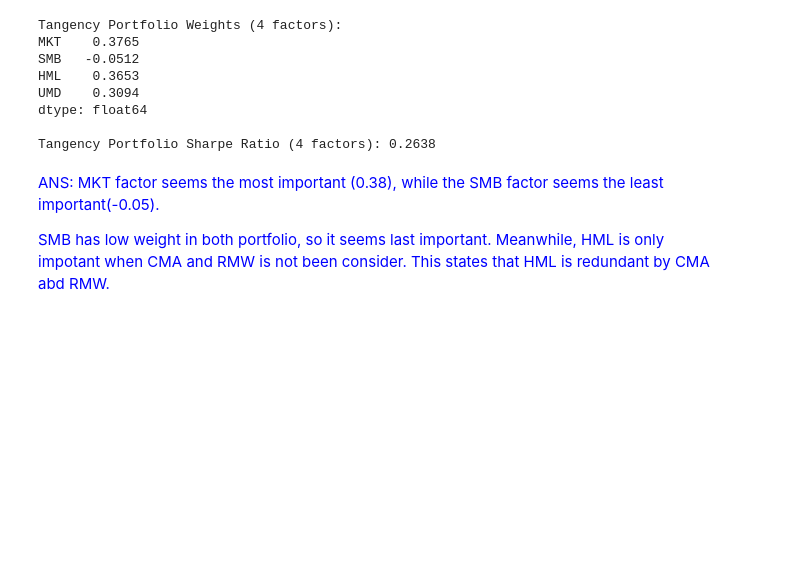
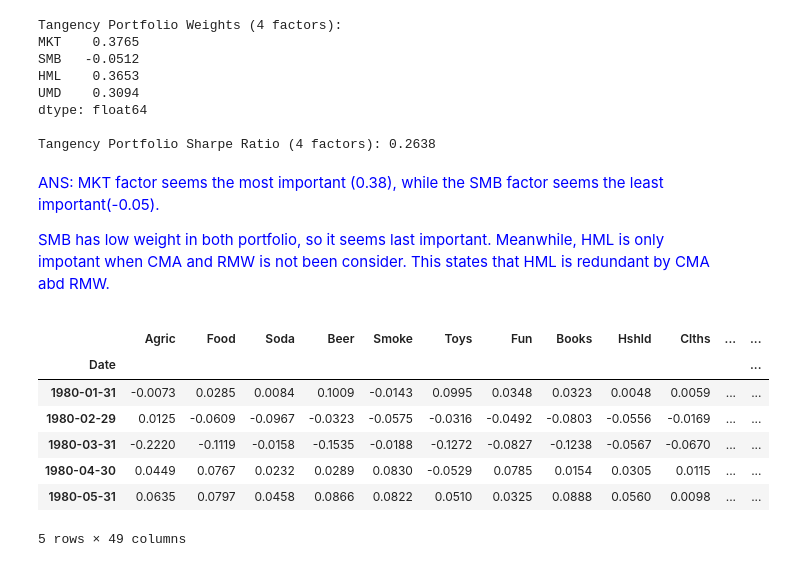
Before and after one commit to Emax25/FINM367-B37, a Jupyter notebook: Homework 5/HW5_Angela.ipynb, the cells around one changed output. Cells and saved outputs as stored; diff of their text form; code cells hidden in the pictures; blank space fills up the shorter version.

```diff
--- a/Homework 5/HW5_Angela.ipynb
+++ b/Homework 5/HW5_Angela.ipynb
@@ -161,3 +161,18 @@ Tangency Portfolio Sharpe Ratio (4 factors): 0.2638
 ANS: MKT factor seems the most important (0.38), while the SMB factor seems the least important(-0.05).
 
 SMB has low weight in both portfolio, so it seems last important. Meanwhile, HML is only impotant when CMA and RMW is not been consider. This states that HML is redundant by CMA abd RMW.
+# %%
+# 3
+returns = pd.read_excel('../data/factor_pricing_data_monthly.xlsx', sheet_name='portfolios (excess returns)')
+returns['Date'] = pd.to_datetime(returns['Date'], format='%Y%m')
+returns.set_index('Date', inplace=True)
+returns.head()
+# %% [output]
+|  | Agric | Food | Soda | Beer | Smoke | Toys | Fun | Books | Hshld | Clths | ... | ... |
+| Date |  |  |  |  |  |  |  |  |  |  |  | ... |
+| 1980-01-31 | -0.0073 | 0.0285 | 0.0084 | 0.1009 | -0.0143 | 0.0995 | 0.0348 | 0.0323 | 0.0048 | 0.0059 | ... | ... |
+| 1980-02-29 | 0.0125 | -0.0609 | -0.0967 | -0.0323 | -0.0575 | -0.0316 | -0.0492 | -0.0803 | -0.0556 | -0.0169 | ... | ... |
+| 1980-03-31 | -0.2220 | -0.1119 | -0.0158 | -0.1535 | -0.0188 | -0.1272 | -0.0827 | -0.1238 | -0.0567 | -0.0670 | ... | ... |
+| 1980-04-30 | 0.0449 | 0.0767 | 0.0232 | 0.0289 | 0.0830 | -0.0529 | 0.0785 | 0.0154 | 0.0305 | 0.0115 | ... | ... |
+| 1980-05-31 | 0.0635 | 0.0797 | 0.0458 | 0.0866 | 0.0822 | 0.0510 | 0.0325 | 0.0888 | 0.0560 | 0.0098 | ... | ... |
+5 rows × 49 columns
```
Also changed, not shown: parts of 9 cells of this notebook.
